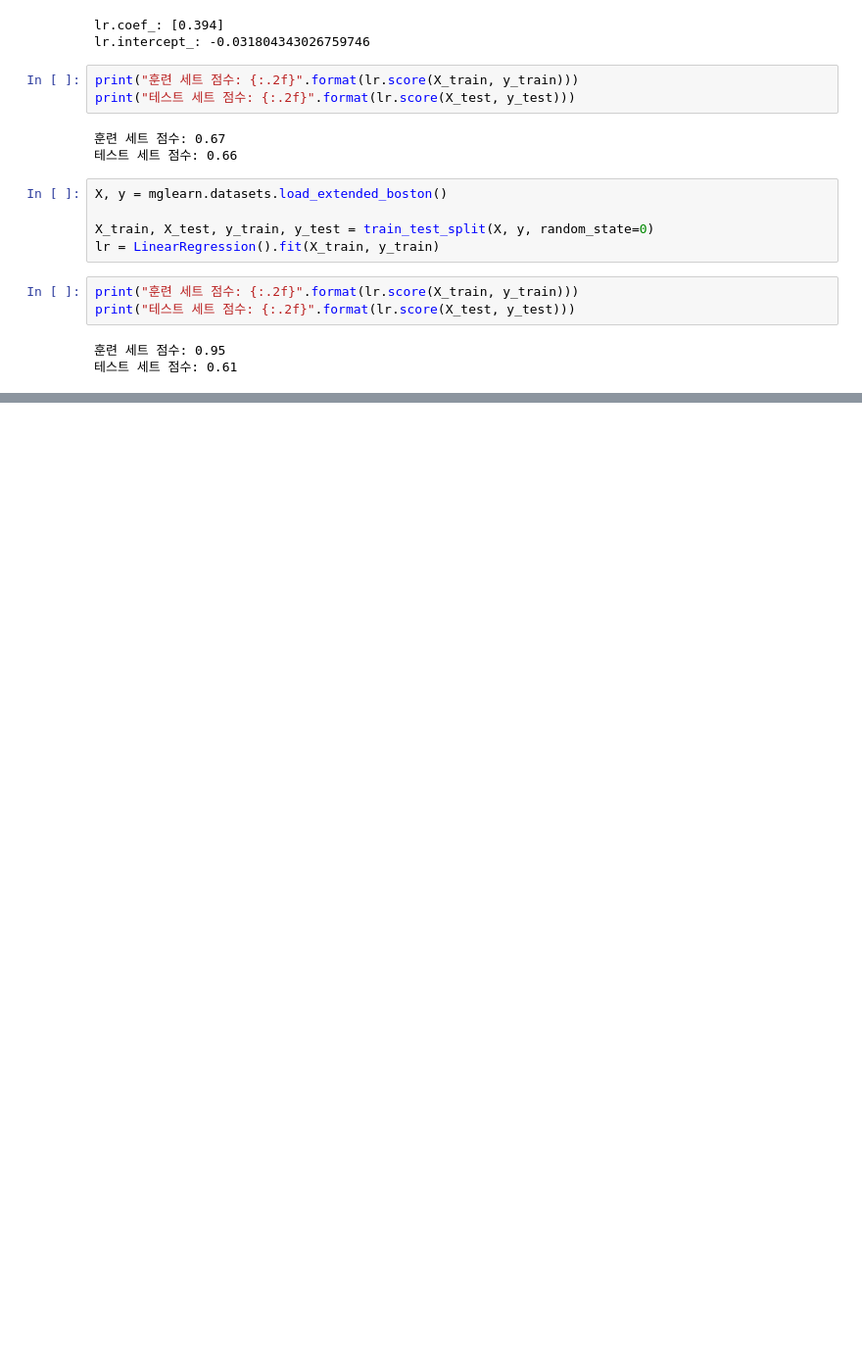
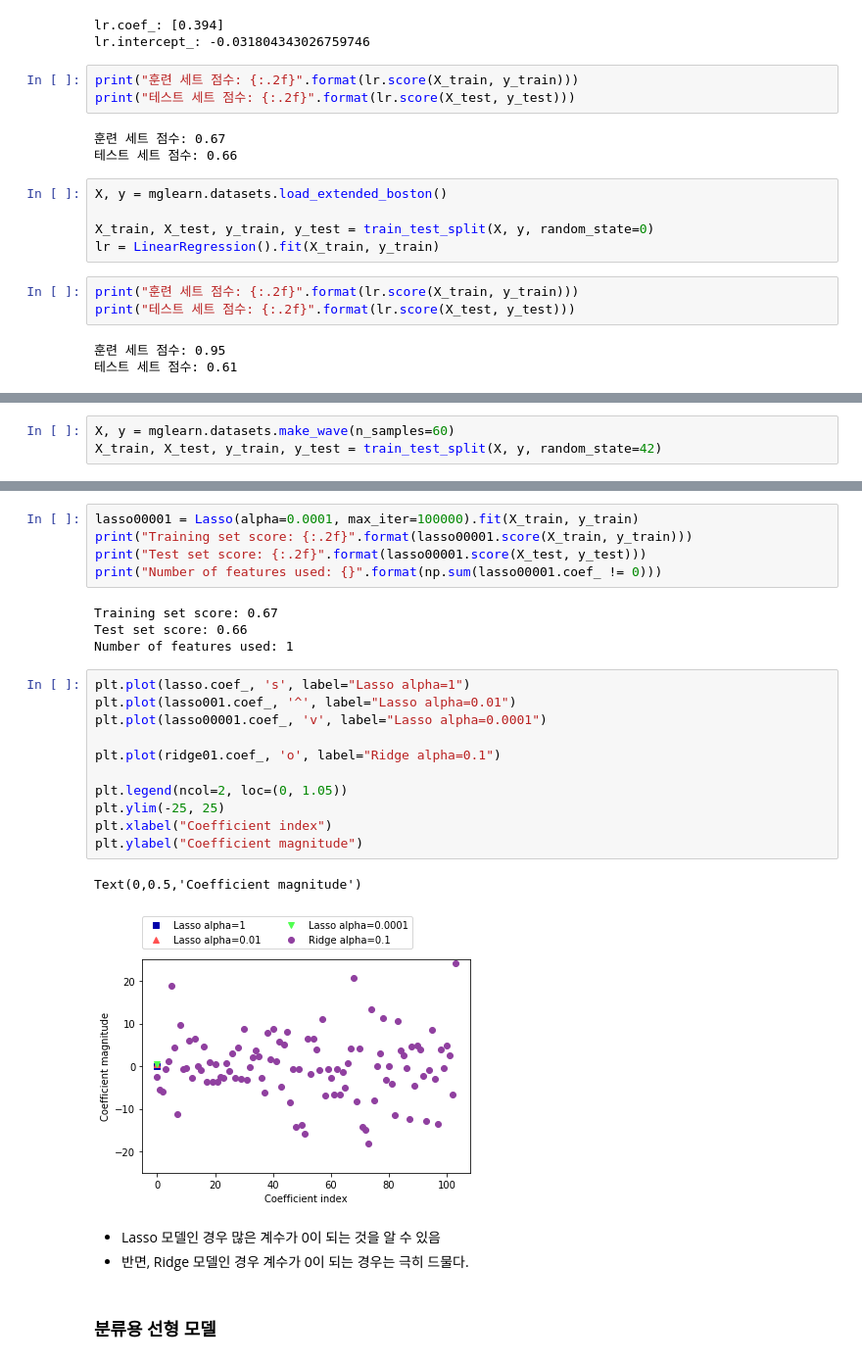
Before and after one commit to CrlAYh/data_science_2018, a Jupyter notebook: Chapter02/2.3.3.ipynb, the cells around one changed output, grey strips where cells are left out. Shown at 98% size. Saved outputs shown, nothing was run; the diff lists cells and outputs as text; blank space fills up the shorter version.

```diff
--- a/Chapter02/2.3.3.ipynb
+++ b/Chapter02/2.3.3.ipynb
@@ -45,0 +99,3 @@ print("테스트 세트 점수: {:.2f}".format(lr.score(X_test, y_test)))
+# %%
+X, y = mglearn.datasets.make_wave(n_samples=60)
+X_train, X_test, y_train, y_test = train_test_split(X, y, random_state=42)
@@ -45,0 +124,28 @@ print("테스트 세트 점수: {:.2f}".format(lr.score(X_test, y_test)))
+# %%
+lasso00001 = Lasso(alpha=0.0001, max_iter=100000).fit(X_train, y_train)
+print("Training set score: {:.2f}".format(lasso00001.score(X_train, y_train)))
+print("Test set score: {:.2f}".format(lasso00001.score(X_test, y_test)))
+print("Number of features used: {}".format(np.sum(lasso00001.coef_ != 0)))
+# %% [output]
+Training set score: 0.67
+Test set score: 0.66
+Number of features used: 1
+# %%
+plt.plot(lasso.coef_, 's', label="Lasso alpha=1")
+plt.plot(lasso001.coef_, '^', label="Lasso alpha=0.01")
+plt.plot(lasso00001.coef_, 'v', label="Lasso alpha=0.0001")
+
+plt.plot(ridge01.coef_, 'o', label="Ridge alpha=0.1")
+
+plt.legend(ncol=2, loc=(0, 1.05))
+plt.ylim(-25, 25)
+plt.xlabel("Coefficient index")
+plt.ylabel("Coefficient magnitude")
+# %% [output]
+Text(0,0.5,'Coefficient magnitude')
+[figure, added]
+# %% [markdown]
+- Lasso 모델인 경우 많은 계수가 0이 되는 것을 알 수 있음
+- 반면, Ridge 모델인 경우 계수가 0이 되는 경우는 극히 드물다.
+# %% [markdown]
+### 분류용 선형 모델
```
Also changed, not shown: parts of 24 cells of this notebook, 8 other files.
